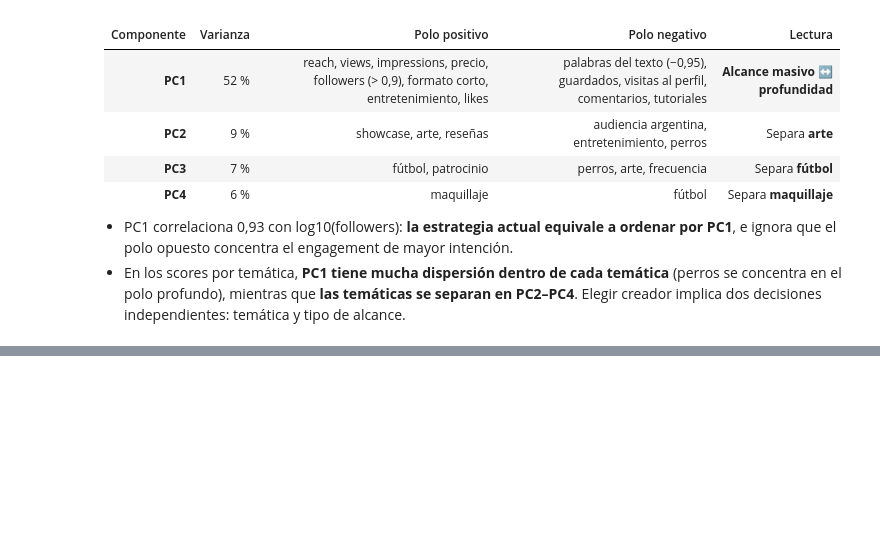
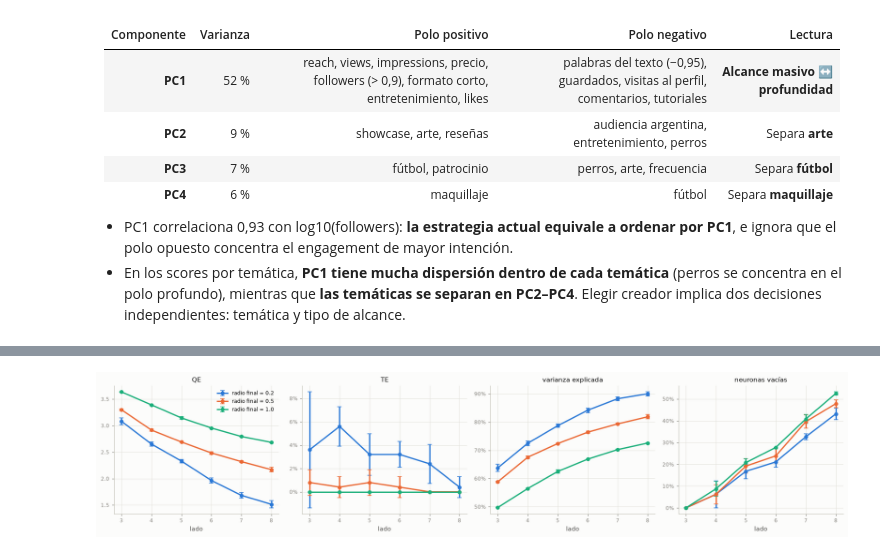
Before and after one commit to yakdudi12/DIAO2A, a Jupyter notebook: TP4/ejercicio1.ipynb, the cells around one changed output, grey strips where cells are left out. Saved outputs shown, nothing was run; the diff lists cells and outputs as text; code cells hidden in the pictures; blank space fills up the shorter version.

Commit message:
feat: add Kohonen analysis to exercise 1 notebook

```diff
--- a/TP4/ejercicio1.ipynb
+++ b/TP4/ejercicio1.ipynb
@@ -226,0 +250,7 @@ Correlación de PC1 con log10(followers): +0.928
+# %%
+from kohonen import Kohonen, explained_variance, sweep
+
+configs = [{"rows": side, "cols": side, "radius": side / 2, "final_radius": final_radius}
+           for side in range(3, 9) for final_radius in (1.0, 0.5, 0.2)]
+grid_results = (sweep(X, configs, learning_rate=0.5, epochs=100)
+                .rename(columns={"rows": "lado", "final_radius": "radio final"}))
@@ -226,0 +261,5 @@ Correlación de PC1 con log10(followers): +0.928
+# %%
+plots.plot_som_sweep(grid_results, x="lado", hue="radio final")
+plt.show()
+# %% [output]
+[figure, added]
```
Also changed, not shown: parts of 17 cells of this notebook.
